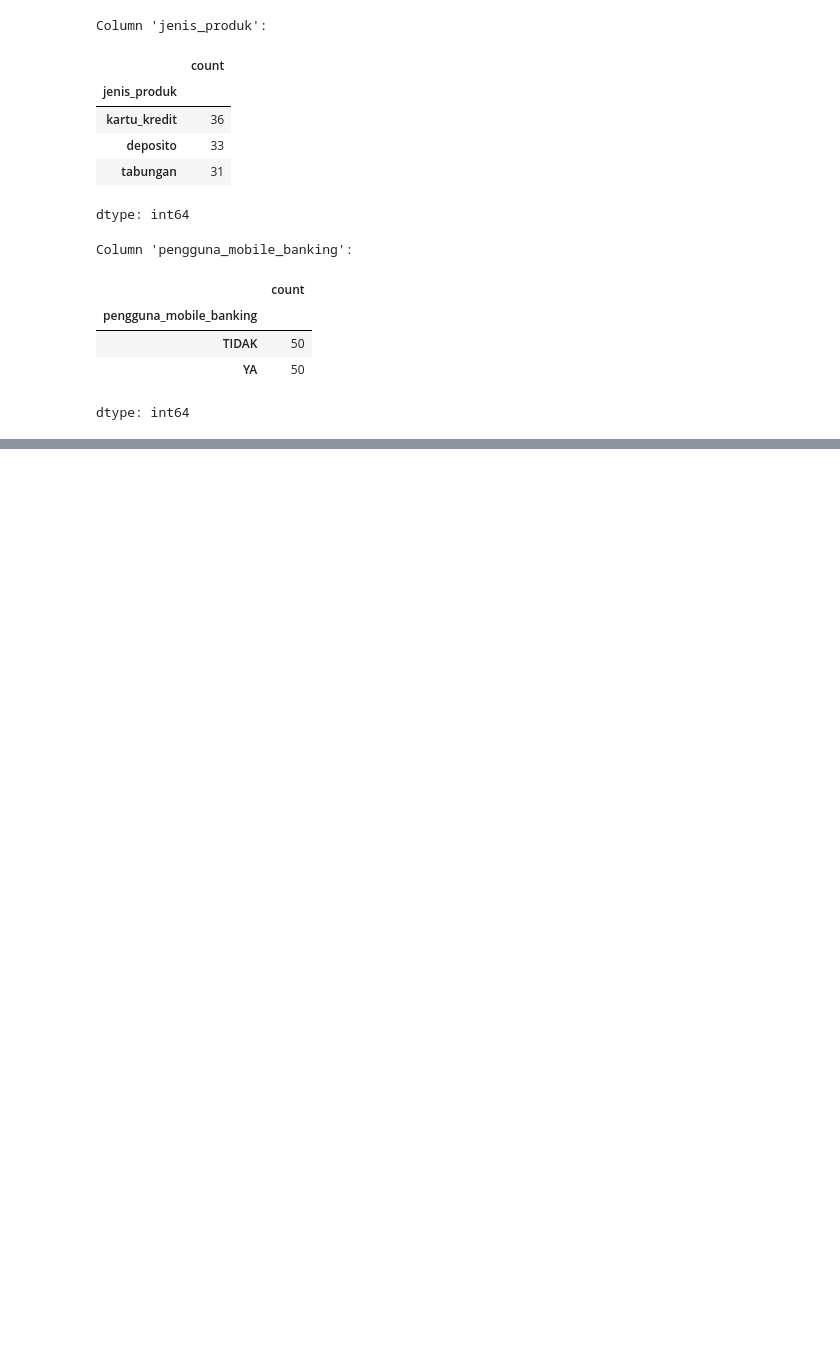
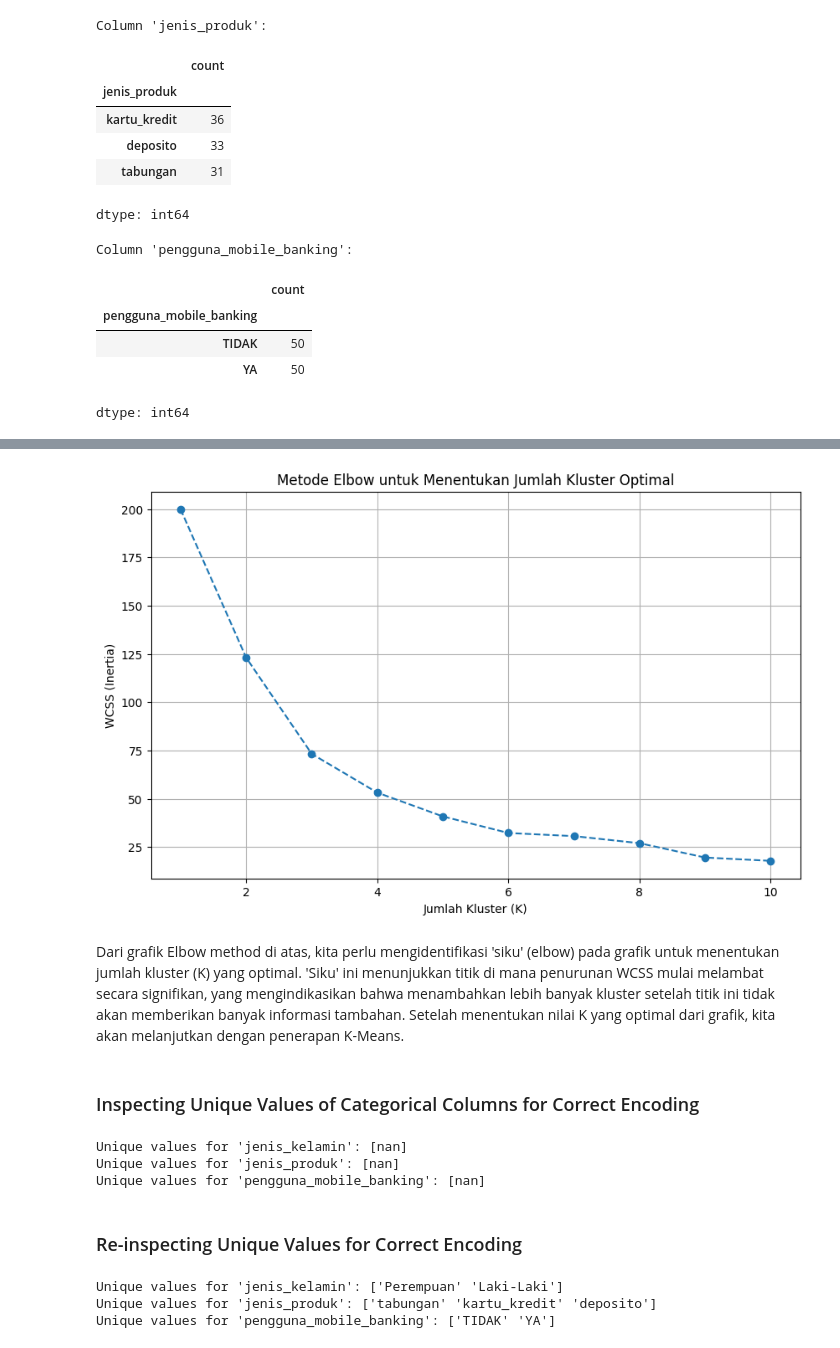
Before and after one commit to nova888/Data-Science, a Jupyter notebook: EDAdataNasabah.ipynb, the cells around one changed output, grey strips where cells are left out. Drawn from its saved outputs; the diff is of its cells as text; code cells hidden in the pictures; blank space fills up the shorter version.

```diff
--- a/EDAdataNasabah.ipynb
+++ b/EDAdataNasabah.ipynb
@@ -91,0 +180,55 @@ dtype: int64
+# %%
+from sklearn.preprocessing import StandardScaler
+from sklearn.cluster import KMeans
+import matplotlib.pyplot as plt
+import seaborn as sns
+
+# 1. Pemilihan Fitur
+X = df_nasabah[['saldo_rata_rata', 'jumlah_transaksi']]
+
+# 2. Penskalaan Data
+scaler = StandardScaler()
+X_scaled = scaler.fit_transform(X)
+
+# 3. Menentukan Jumlah Kluster (K) menggunakan metode Elbow
+wcss = [] # Within-Cluster Sum of Squares
+for i in range(1, 11):
+    kmeans = KMeans(n_clusters=i, init='k-means++', random_state=42, n_init='auto')
+    kmeans.fit(X_scaled)
+    wcss.append(kmeans.inertia_)
+
+plt.figure(figsize=(10, 6))
+plt.plot(range(1, 11), wcss, marker='o', linestyle='--')
+plt.title('Metode Elbow untuk Menentukan Jumlah Kluster Optimal')
+plt.xlabel('Jumlah Kluster (K)')
+plt.ylabel('WCSS (Inertia)')
+plt.grid(True)
+plt.show()
+# %% [output]
+[figure, added]
+# %% [markdown]
+Dari grafik Elbow method di atas, kita perlu mengidentifikasi 'siku' (elbow) pada grafik untuk menentukan jumlah kluster (K) yang optimal. 'Siku' ini menunjukkan titik di mana penurunan WCSS mulai melambat secara signifikan, yang mengindikasikan bahwa menambahkan lebih banyak kluster setelah titik ini tidak akan memberikan banyak informasi tambahan. Setelah menentukan nilai K yang optimal dari grafik, kita akan melanjutkan dengan penerapan K-Means.
+# %% [markdown]
+### Inspecting Unique Values of Categorical Columns for Correct Encoding
+# %%
+print("Unique values for 'jenis_kelamin':", df_nasabah['jenis_kelamin'].unique())
+print("Unique values for 'jenis_produk':", df_nasabah['jenis_produk'].unique())
+print("Unique values for 'pengguna_mobile_banking':", df_nasabah['pengguna_mobile_banking'].unique())
+# %% [output]
+Unique values for 'jenis_kelamin': [nan]
+Unique values for 'jenis_produk': [nan]
+Unique values for 'pengguna_mobile_banking': [nan]
+# %% [markdown]
+### Re-inspecting Unique Values for Correct Encoding
+# %%
+# Reload the dataset to reset any previous modifications
+df_nasabah = pd.read_csv('/content/Data_Nasabah.csv', sep=';')
+
+# Inspect unique values of categorical columns, stripping any whitespace
+print("Unique values for 'jenis_kelamin':", df_nasabah['jenis_kelamin'].str.strip().unique())
+print("Unique values for 'jenis_produk':", df_nasabah['jenis_produk'].str.strip().unique())
+print("Unique values for 'pengguna_mobile_banking':", df_nasabah['pengguna_mobile_banking'].str.strip().unique())
+# %% [output]
+Unique values for 'jenis_kelamin': ['Perempuan' 'Laki-Laki']
+Unique values for 'jenis_produk': ['tabungan' 'kartu_kredit' 'deposito']
+Unique values for 'pengguna_mobile_banking': ['TIDAK' 'YA']
```
Also changed, not shown: parts of 11 cells of this notebook.
